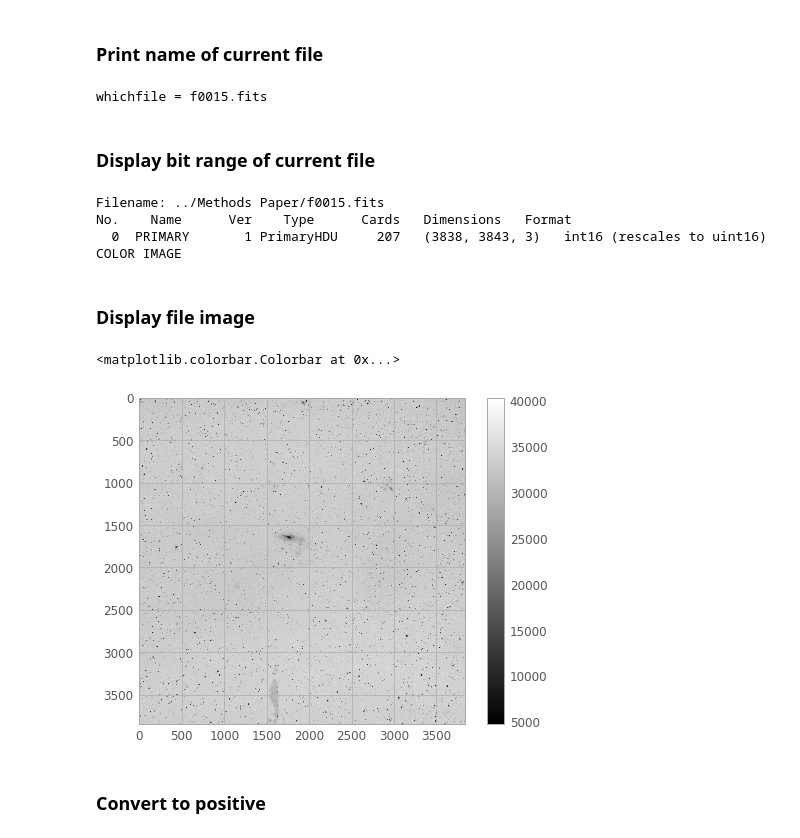
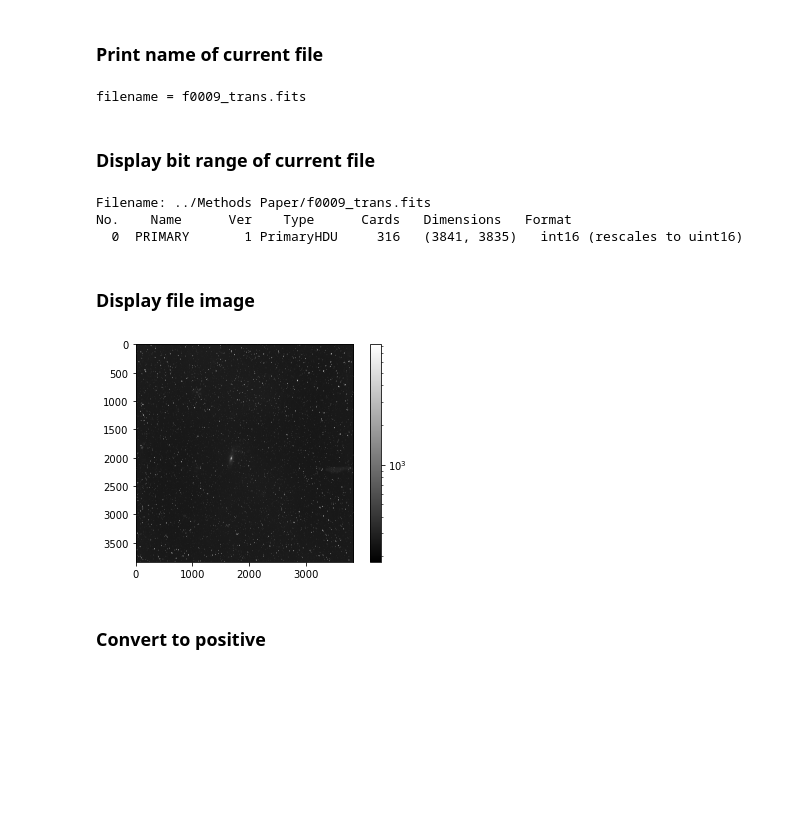
Before and after one commit to Jlin8002/ypp, a Jupyter notebook: preprocessing_pipeline.ipynb, the cells around one changed output. Saved outputs shown, nothing was run; the diff lists cells and outputs as text; code cells hidden in the pictures; blank space fills up the shorter version.

```diff
--- a/preprocessing_pipeline.ipynb
+++ b/preprocessing_pipeline.ipynb
@@ -61,15 +53,17 @@ plate_utils.index_print(files)
 # %% [markdown]
 ### Print name of current file
-# %%
-whichfile = 0
-extensionless_name = files[whichfile][:files[whichfile].find('.')]
-print('whichfile =',files[whichfile])
-# %% [output]
-whichfile = f0015.fits
+# %%
+filename = 'f0009_trans.fits'
+extensionless_name = filename[:filename.find('.')]
+pathlib.Path(os.path.join(datapath, extensionless_name)).mkdir(exist_ok=True)
+pathlib.Path(os.path.join(datapath, extensionless_name, 'data_tables')).mkdir(exist_ok=True)
+print('filename =',filename)
+# %% [output]
+filename = f0009_trans.fits
 # %% [markdown]
 ### Display bit range of current file
 # %%
-currentfile = datapath + files[whichfile]
+currentfile = datapath + filename
 fits.info(currentfile)
 hdul = fits.open(currentfile)
 original_image_data = hdul[0].data
@@ -78,19 +72,19 @@ if hdul[0].header['NAXIS'] == 3:
     original_image_data = original_image_data[0]
 bits = hdul[0].header['BITPIX']
 # %% [output]
-Filename: ../Methods Paper/f0015.fits
+Filename: ../Methods Paper/f0009_trans.fits
 No.    Name      Ver    Type      Cards   Dimensions   Format
-  0  PRIMARY       1 PrimaryHDU     207   (3838, 3843, 3)   int16 (rescales to uint16)
-COLOR IMAGE
+  0  PRIMARY       1 PrimaryHDU     316   (3841, 3835)   int16 (rescales to uint16)
 # %% [markdown]
 ### Display file image
 # %%
 image_data = np.array(np.copy(original_image_data))
+from matplotlib.colors import LogNorm
 plt.figure()
-plt.imshow(image_data, cmap='gray')
+plt.imshow(image_data, cmap='gray', norm=LogNorm())
 plt.colorbar()
+plt.show()
 # %% [output]
-<matplotlib.colorbar.Colorbar at 0x...>
-[figure, old version]
+[figure, new version]
 # %% [markdown]
 ### Convert to positive
```
Also changed, not shown: parts of 14 cells of this notebook, 6 other files.
